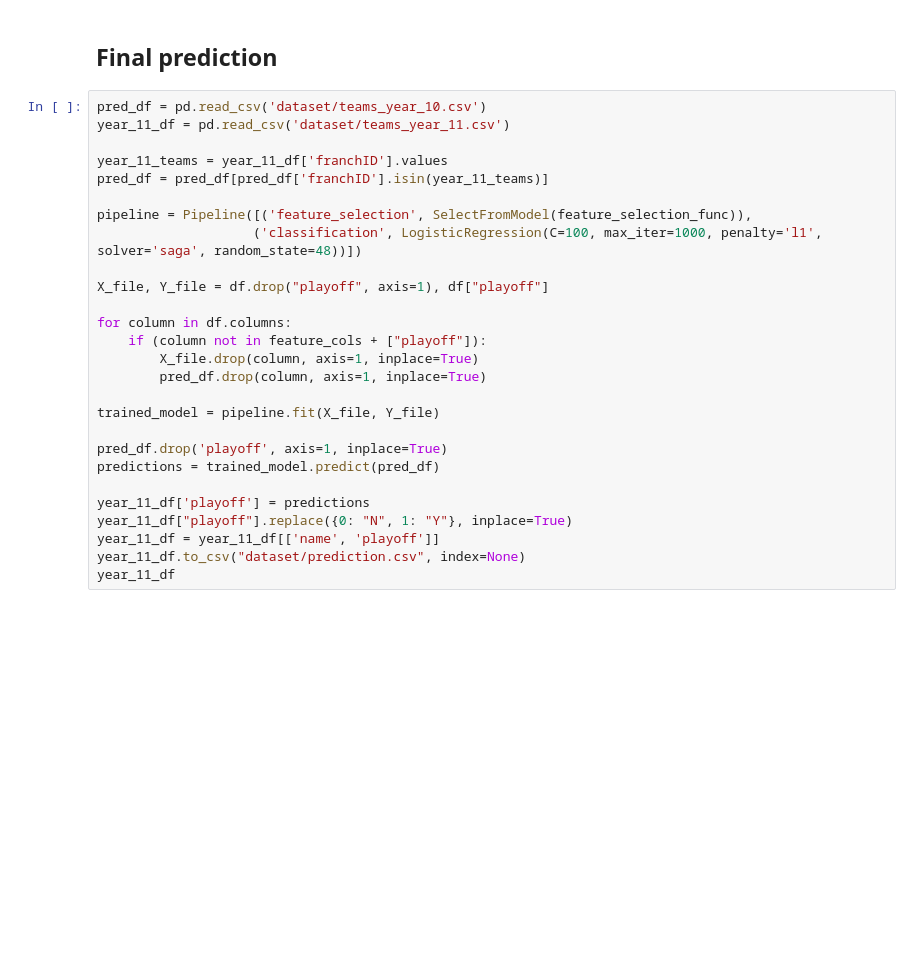
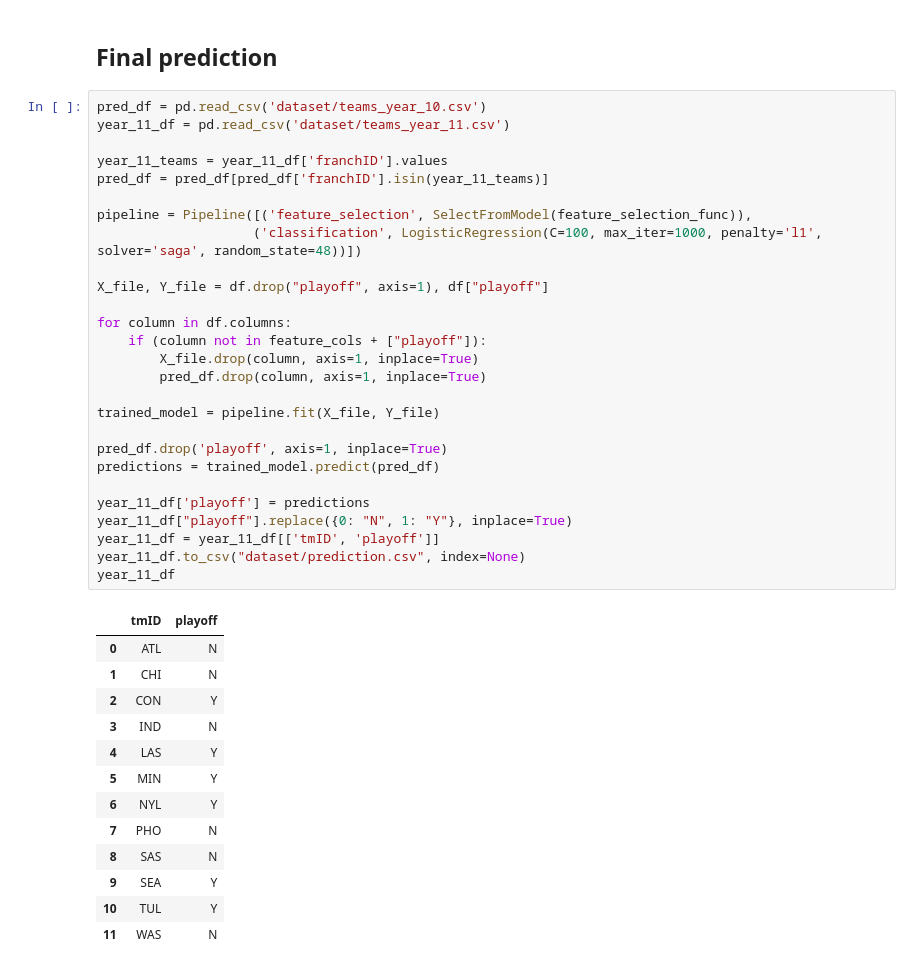
Before and after one commit to toni-santos/ac-2023, a Jupyter notebook: main.ipynb, the cells around one changed output. Cells and saved outputs as stored; diff of their text form; blank space fills up the shorter version.

```diff
--- a/main.ipynb
+++ b/main.ipynb
@@ -1189,27 +1607,41 @@ comparison
 # %%
 pred_df = pd.read_csv('dataset/teams_year_10.csv')
 year_11_df = pd.read_csv('dataset/teams_year_11.csv')
 
 year_11_teams = year_11_df['franchID'].values
 pred_df = pred_df[pred_df['franchID'].isin(year_11_teams)]
 
 pipeline = Pipeline([('feature_selection', SelectFromModel(feature_selection_func)),
                     ('classification', LogisticRegression(C=100, max_iter=1000, penalty='l1', solver='saga', random_state=48))])
 
 X_file, Y_file = df.drop("playoff", axis=1), df["playoff"]
 
 for column in df.columns:
     if (column not in feature_cols + ["playoff"]):
         X_file.drop(column, axis=1, inplace=True)
         pred_df.drop(column, axis=1, inplace=True)
 
 trained_model = pipeline.fit(X_file, Y_file)
 
 pred_df.drop('playoff', axis=1, inplace=True)
 predictions = trained_model.predict(pred_df)
 
 year_11_df['playoff'] = predictions
 year_11_df["playoff"].replace({0: "N", 1: "Y"}, inplace=True)
-year_11_df = year_11_df[['name', 'playoff']]
+year_11_df = year_11_df[['tmID', 'playoff']]
 year_11_df.to_csv("dataset/prediction.csv", index=None)
 year_11_df
+# %% [output]
+|  | tmID | playoff |
+| 0 | ATL | N |
+| 1 | CHI | N |
+| 2 | CON | Y |
+| 3 | IND | N |
+| 4 | LAS | Y |
+| 5 | MIN | Y |
+| 6 | NYL | Y |
+| 7 | PHO | N |
+| 8 | SAS | N |
+| 9 | SEA | Y |
+| 10 | TUL | Y |
+| 11 | WAS | N |
```
Also changed, not shown: parts of 31 cells of this notebook.
